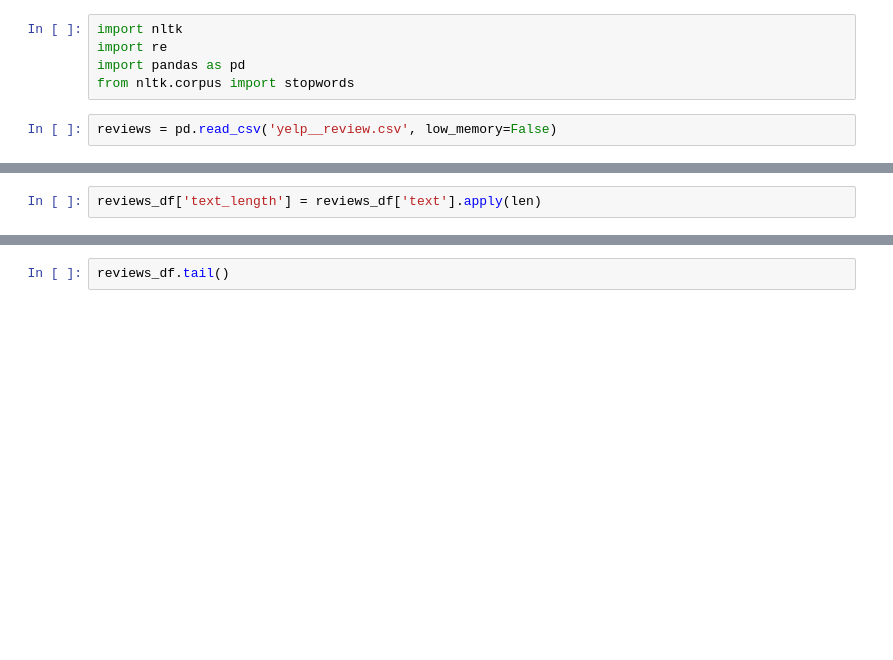
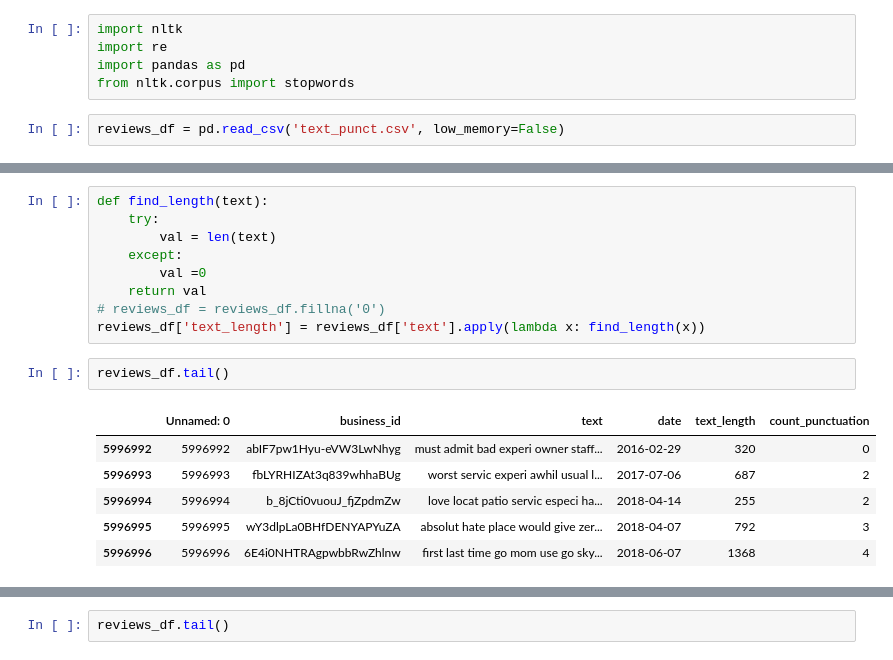
Before and after one commit to ddevaraj/black-box-of-businesses, a Jupyter notebook: review_features.ipynb, the cells around one changed output, grey strips where cells are left out. Saved outputs shown, nothing was run; the diff lists cells and outputs as text; blank space fills up the shorter version.

```diff
--- a/review_features.ipynb
+++ b/review_features.ipynb
@@ -4,5 +4,5 @@ import re
 import pandas as pd
 from nltk.corpus import stopwords
 # %%
-reviews = pd.read_csv('yelp__review.csv', low_memory=False)
+reviews_df = pd.read_csv('text_punct.csv', low_memory=False)
 # %%
@@ -23,5 +15,21 @@ reviews_df['text'][97]
-# %%
-reviews_df['text_length'] = reviews_df['text'].apply(len)
+# %%
+def find_length(text):
+    try:
+        val = len(text)
+    except:
+        val =0
+    return val
+# reviews_df = reviews_df.fillna('0')
+reviews_df['text_length'] = reviews_df['text'].apply(lambda x: find_length(x))
+# %%
+reviews_df.tail()
+# %% [output]
+|  | Unnamed: 0 | business_id | text | date | text_length | count_punctuation |
+| 5996992 | 5996992 | abIF7pw1Hyu-eVW3LwNhyg | must admit bad experi owner staff... | 2016-02-29 | 320 | 0 |
+| 5996993 | 5996993 | fbLYRHIZAt3q839whhaBUg | worst servic experi awhil usual l... | 2017-07-06 | 687 | 2 |
+| 5996994 | 5996994 | b_8jCti0vuouJ_fjZpdmZw | love locat patio servic especi ha... | 2018-04-14 | 255 | 2 |
+| 5996995 | 5996995 | wY3dlpLa0BHfDENYAPYuZA | absolut hate place would give zer... | 2018-04-07 | 792 | 3 |
+| 5996996 | 5996996 | 6E4i0NHTRAgpwbbRwZhlnw | first last time go mom use go sky... | 2018-06-07 | 1368 | 4 |
 # %%
 import string
 nltk.download('stopwords')
```
Also changed, not shown: parts of 51 cells of this notebook.
